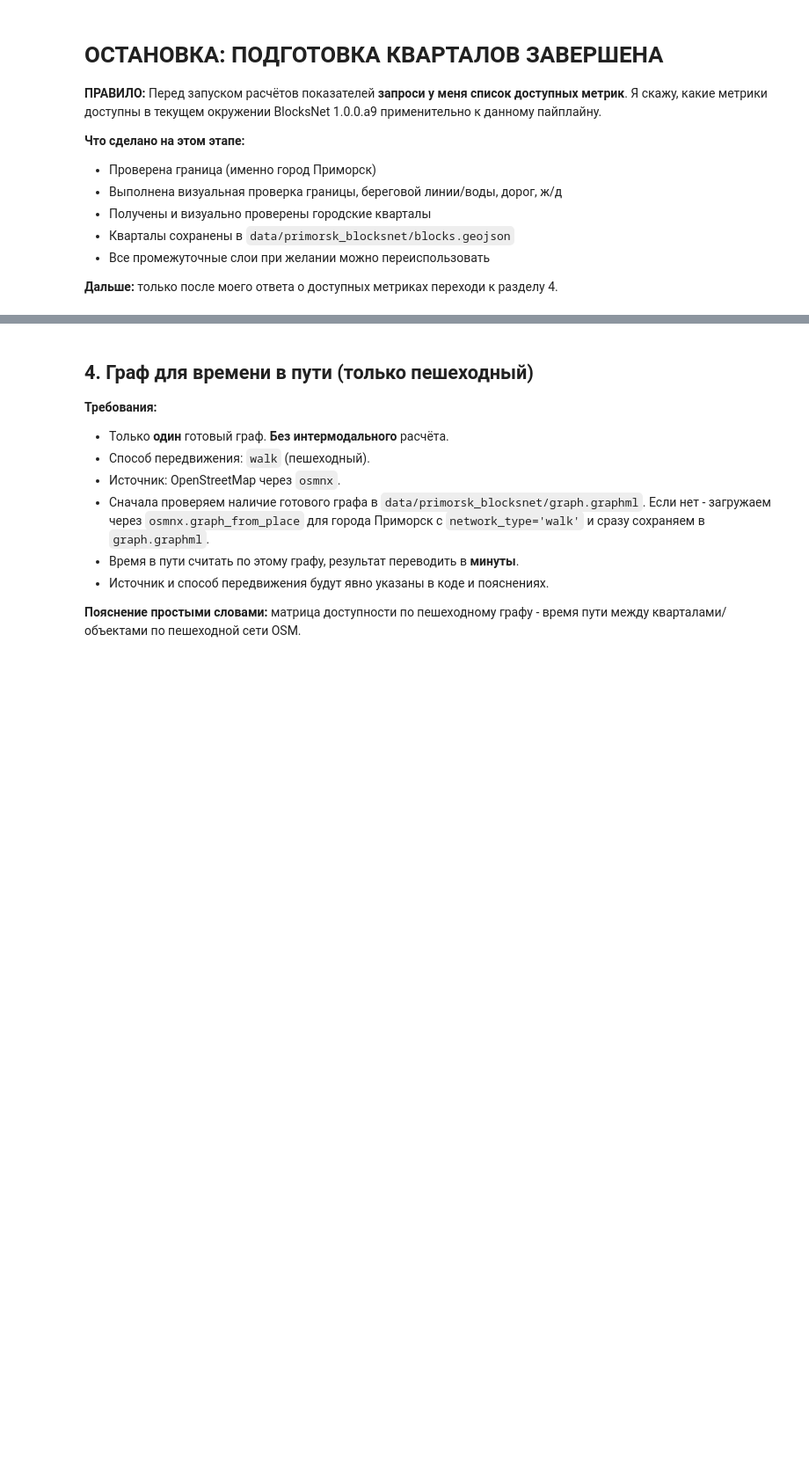
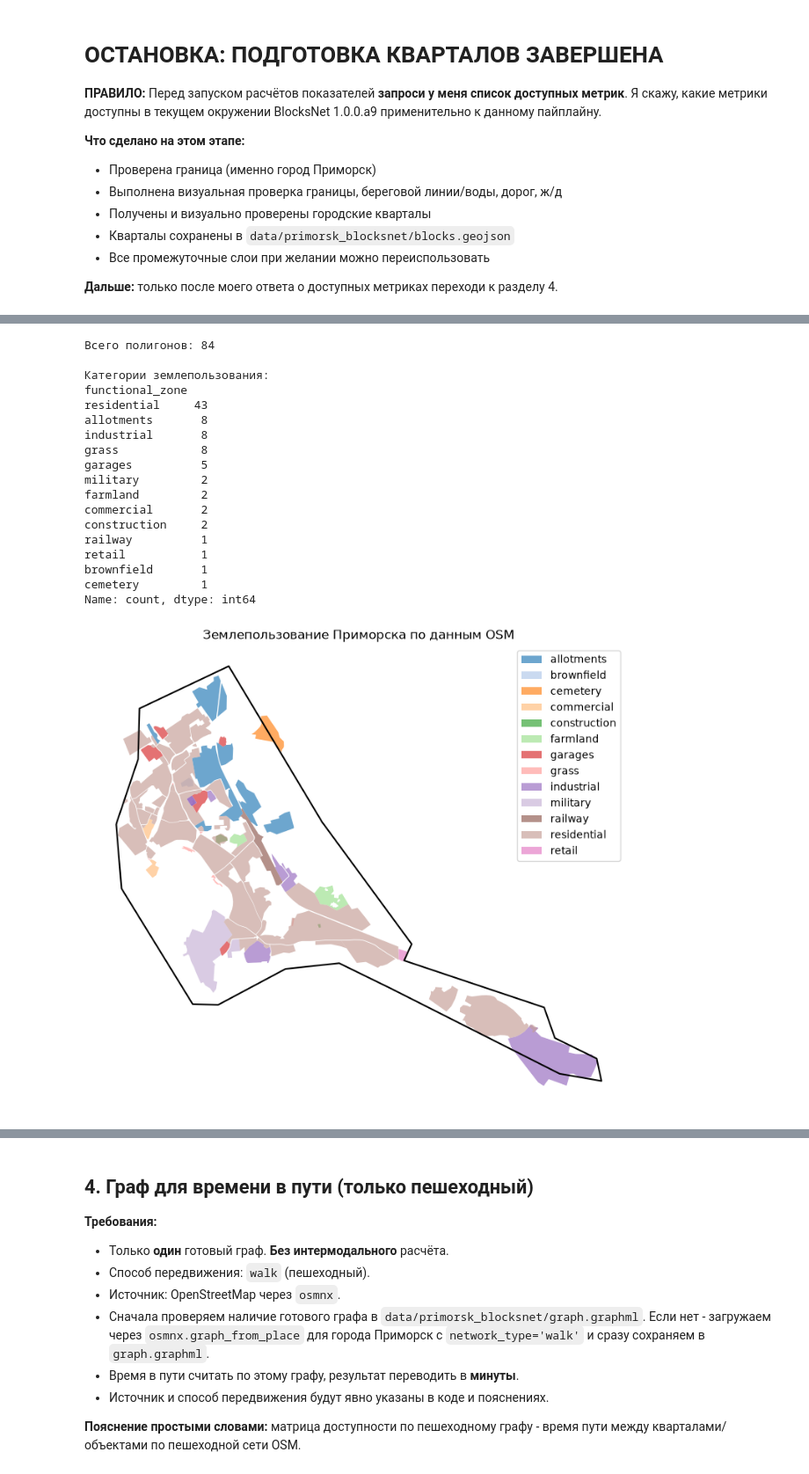
Before and after one commit to Arishka711/urban-ai-practice, a Jupyter notebook: primorsk_blocksnet_pipeline.ipynb, the cells around one changed output, grey strips where cells are left out. Shown at 88% size. Cells and saved outputs as stored; diff of their text form; code cells hidden in the pictures; blank space fills up the shorter version.

```diff
--- a/primorsk_blocksnet_pipeline.ipynb
+++ b/primorsk_blocksnet_pipeline.ipynb
@@ -254,0 +560,20 @@ blocks.head()
+# %%
+from pathlib import Path
+from datetime import datetime
+import osmnx as ox
+import geopandas as gpd
+import matplotlib.pyplot as plt
+import pandas as pd
+
+DATA_DIR = Path('data/primorsk_blocksnet')
+DATA_DIR.mkdir(parents=True, exist_ok=True)
+
+# Новые пути под недостающие слои
+PATH_LU = DATA_DIR / 'functional_zones.geojson'
+PATH_BLD = DATA_DIR / 'buildings.geojson'
+PATH_SCH = DATA_DIR / 'schools.geojson'
+
+print('Пути для новых слоёв:')
+print('  functional_zones:', PATH_LU)
+print('  buildings:', PATH_BLD)
+print('  schools:', PATH_SCH)
@@ -254,0 +644,38 @@ blocks.head()
+# %%
+
+print('Всего полигонов:', len(functional_zones))
+print('\nКатегории землепользования:')
+print(functional_zones['functional_zone'].value_counts(dropna=False))
+
+ax = boundaries_f.boundary.plot(
+    color='black', figsize=(10, 8)
+)
+functional_zones.plot(
+    ax=ax,
+    column='functional_zone',
+    legend=True,
+    alpha=0.65
+)
+ax.set_title('Землепользование Приморска по данным OSM')
+ax.set_axis_off()
+plt.show()
+# %% [output]
+Всего полигонов: 84
+
+Категории землепользования:
+functional_zone
+residential     43
+allotments       8
+industrial       8
+grass            8
+garages          5
+military         2
+farmland         2
+commercial       2
+construction     2
+railway          1
+retail           1
+brownfield       1
+cemetery         1
+Name: count, dtype: int64
+[figure, added]
```
Also changed, not shown: parts of 24 cells of this notebook, 6 other files.
